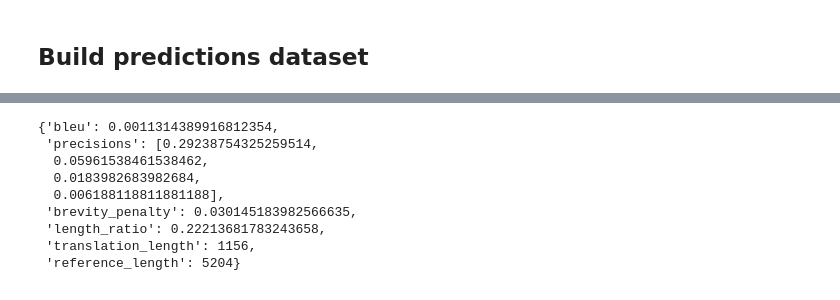
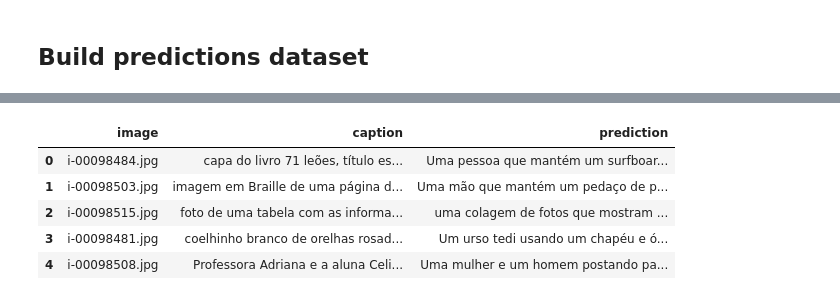
Before and after one commit to MariaEduardaDeAzevedo/ZoIA, a Jupyter notebook: research/evaluate_api_pipeline.ipynb, the cells around one changed output, grey strips where cells are left out. Saved outputs shown, nothing was run; the diff lists cells and outputs as text; code cells hidden in the pictures.

```diff
--- a/research/evaluate_api_pipeline.ipynb
+++ b/research/evaluate_api_pipeline.ipynb
@@ -143,12 +154,14 @@ result = metric.compute(predictions=list(joint.prediction), references=list(join
-# %%
-result
-# %% [output]
-{'bleu': 0.0011314389916812354,
- 'precisions': [0.29238754325259514,
-  0.05961538461538462,
-  0.0183982683982684,
-  0.006188118811881188],
- 'brevity_penalty': 0.030145183982566635,
- 'length_ratio': 0.22213681783243658,
- 'translation_length': 1156,
- 'reference_length': 5204}
+# %%
+sub_test = test_df[:df.shape[0]]
+# %%
+sub_df = df[['image', 'prediction']]
+# %%
+df_final = sub_test.merge(sub_df, on='image')[['image', 'caption', 'prediction']]
+df_final.head()
+# %% [output]
+|  | image | caption | prediction |
+| 0 | i-00098484.jpg | capa do livro 71 leões, título es... | Uma pessoa que mantém um surfboar... |
+| 1 | i-00098503.jpg | imagem em Braille de uma página d... | Uma mão que mantém um pedaço de p... |
+| 2 | i-00098515.jpg | foto de uma tabela com as informa... | uma colagem de fotos que mostram ... |
+| 3 | i-00098481.jpg | coelhinho branco de orelhas rosad... | Um urso tedi usando um chapéu e ó... |
+| 4 | i-00098508.jpg | Professora Adriana e a aluna Celi... | Uma mulher e um homem postando pa... |
```
Also changed, not shown: parts of 39 cells of this notebook, 2 other files.
